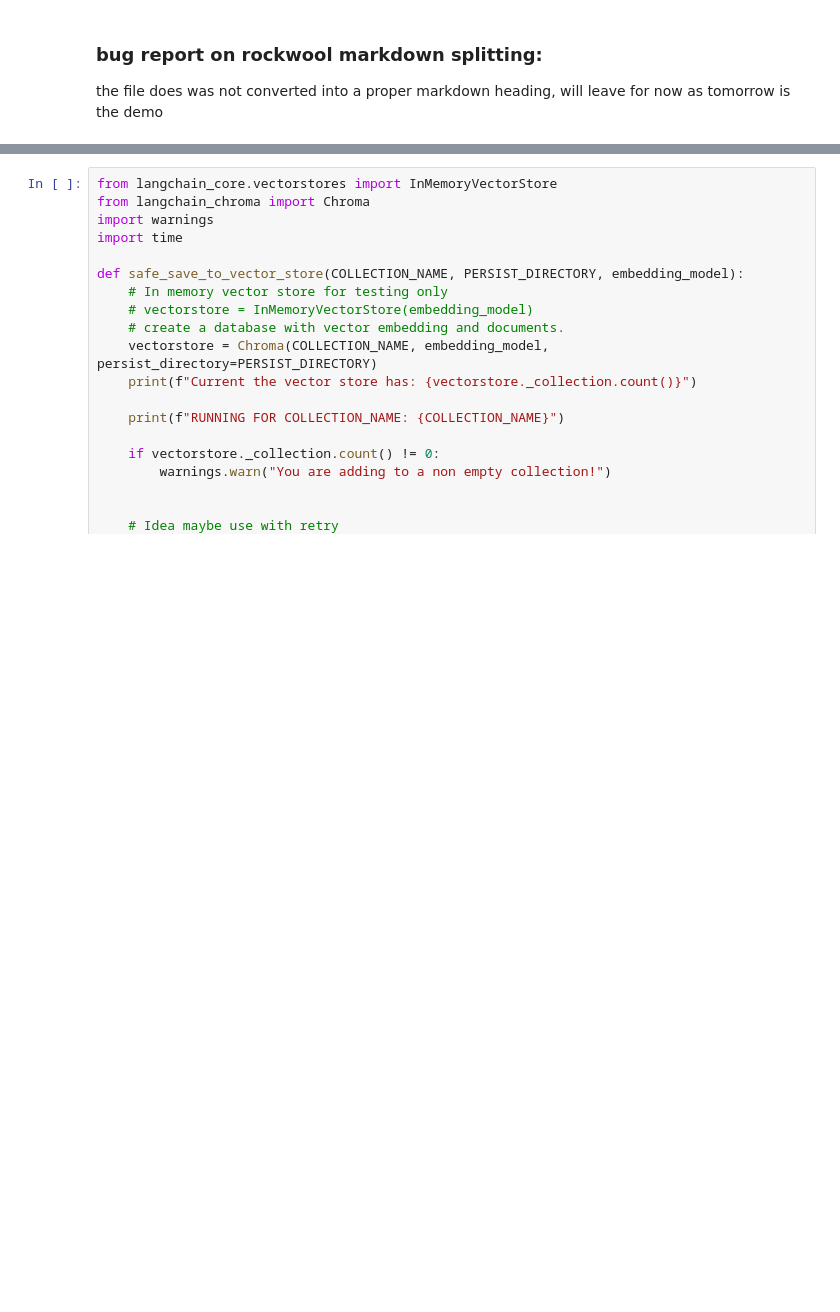
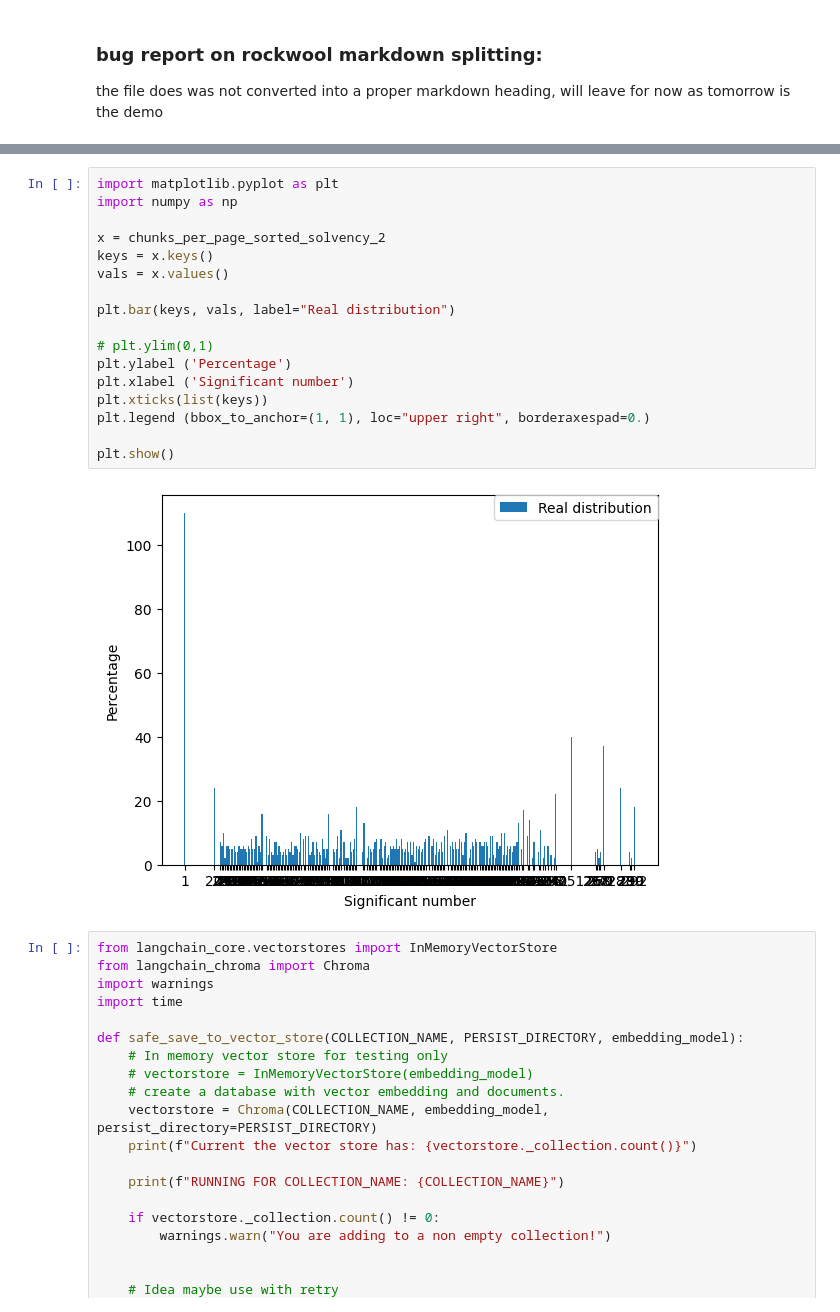
Before and after one commit to BjornvanBraak/Solvency-II-Regulatory-Search, a Jupyter notebook: document-preprocessing-pipeline.ipynb, the cells around one changed output, grey strips where cells are left out. Cells and saved outputs as stored; diff of their text form; blank space fills up the shorter version.

Commit message:
improvement of document pipeline, in particular for solvency II level 1 and level 2 regulation

```diff
--- a/document-preprocessing-pipeline.ipynb
+++ b/document-preprocessing-pipeline.ipynb
@@ -948,3 +1221,22 @@ for chunk in chunks:
+# %%
+import matplotlib.pyplot as plt
+import numpy as np
+
+x = chunks_per_page_sorted_solvency_2
+keys = x.keys()
+vals = x.values()
+
+plt.bar(keys, vals, label="Real distribution")
+
+# plt.ylim(0,1)
+plt.ylabel ('Percentage')
+plt.xlabel ('Significant number')
+plt.xticks(list(keys))
+plt.legend (bbox_to_anchor=(1, 1), loc="upper right", borderaxespad=0.)
+
+plt.show()
+# %% [output]
+[figure, added]
 # %%
 from langchain_core.vectorstores import InMemoryVectorStore
 from langchain_chroma import Chroma
```
Also changed, not shown: parts of 24 cells of this notebook, 38 other files.
